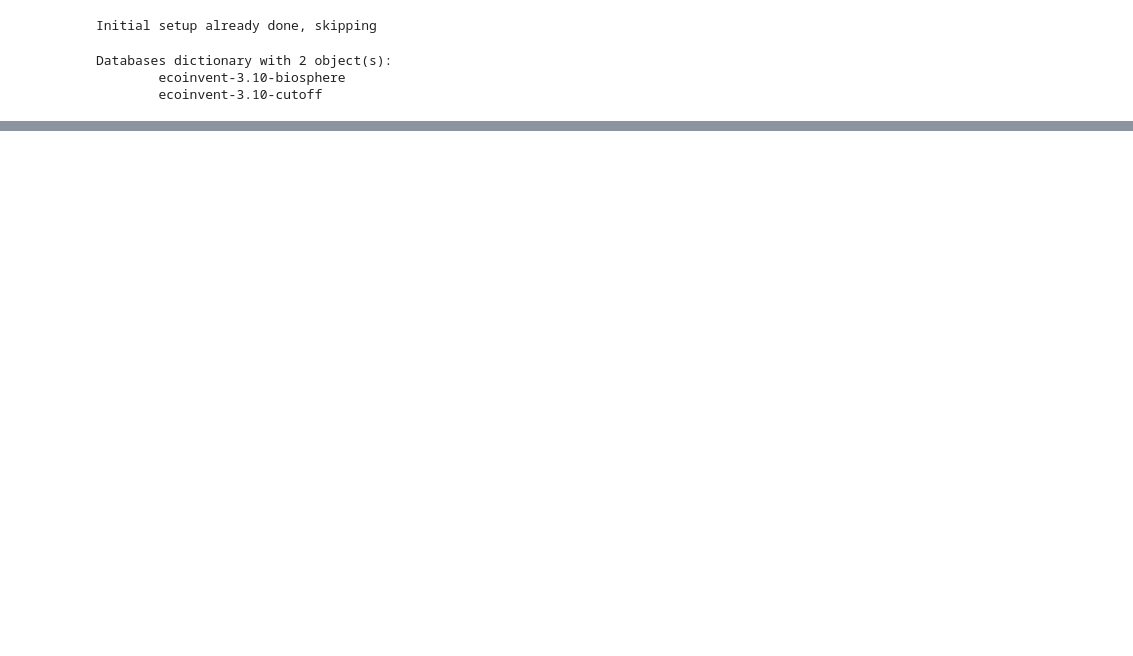
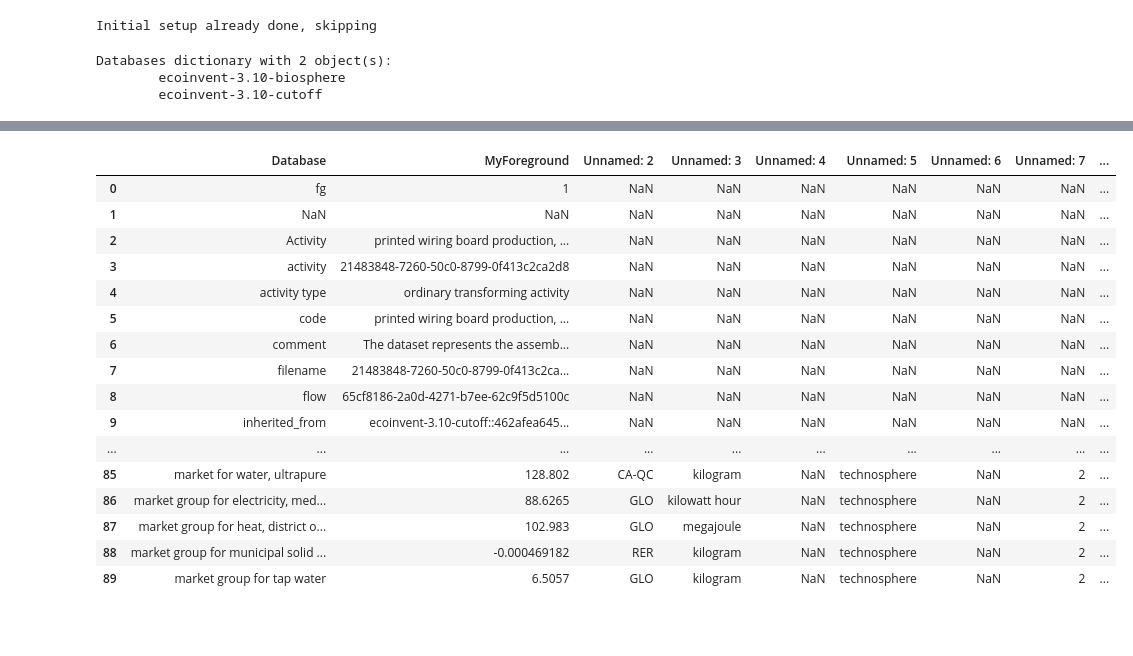
Before and after one commit to YannisRo/PCBs, a Jupyter notebook: PCB_data.ipynb, the cells around one changed output, grey strips where cells are left out. Cells and saved outputs as stored; diff of their text form; code cells hidden in the pictures; blank space fills up the shorter version.

```diff
--- a/PCB_data.ipynb
+++ b/PCB_data.ipynb
@@ -12,7 +12,7 @@ import bw2data as bd
 from dotenv import load_dotenv
 import matplotlib.pyplot as plt
 import pandas as pd
-
+pd.set_option('display.max_rows', 500)
 # Pretty print for Sympy
 init_printing()
 # %%
@@ -69,0 +68,21 @@ df
+# %%
+essai = pd.read_excel('lci-MyForeground.xlsx')
+essai
+# %% [output]
+|  | Database | MyForeground | Unnamed: 2 | Unnamed: 3 | Unnamed: 4 | Unnamed: 5 | Unnamed: 6 | Unnamed: 7 | ... |
+| 0 | fg | 1 | NaN | NaN | NaN | NaN | NaN | NaN | ... |
+| 1 | NaN | NaN | NaN | NaN | NaN | NaN | NaN | NaN | ... |
+| 2 | Activity | printed wiring board production, ... | NaN | NaN | NaN | NaN | NaN | NaN | ... |
+| 3 | activity | 21483848-7260-50c0-8799-0f413c2ca2d8 | NaN | NaN | NaN | NaN | NaN | NaN | ... |
+| 4 | activity type | ordinary transforming activity | NaN | NaN | NaN | NaN | NaN | NaN | ... |
+| 5 | code | printed wiring board production, ... | NaN | NaN | NaN | NaN | NaN | NaN | ... |
+| 6 | comment | The dataset represents the assemb... | NaN | NaN | NaN | NaN | NaN | NaN | ... |
+| 7 | filename | 21483848-7260-50c0-8799-0f413c2ca... | NaN | NaN | NaN | NaN | NaN | NaN | ... |
+| 8 | flow | 65cf8186-2a0d-4271-b7ee-62c9f5d5100c | NaN | NaN | NaN | NaN | NaN | NaN | ... |
+| 9 | inherited_from | ecoinvent-3.10-cutoff::462afea645... | NaN | NaN | NaN | NaN | NaN | NaN | ... |
+| ... | ... | ... | ... | ... | ... | ... | ... | ... | ... |
+| 85 | market for water, ultrapure | 128.802 | CA-QC | kilogram | NaN | technosphere | NaN | 2 | ... |
+| 86 | market group for electricity, med... | 88.6265 | GLO | kilowatt hour | NaN | technosphere | NaN | 2 | ... |
+| 87 | market group for heat, district o... | 102.983 | GLO | megajoule | NaN | technosphere | NaN | 2 | ... |
+| 88 | market group for municipal solid ... | -0.000469182 | RER | kilogram | NaN | technosphere | NaN | 2 | ... |
+| 89 | market group for tap water | 6.5057 | GLO | kilogram | NaN | technosphere | NaN | 2 | ... |
@@ -69,0 +163,2 @@ df
+# %% [markdown]
+#
```
Also changed, not shown: parts of 4 cells of this notebook.
